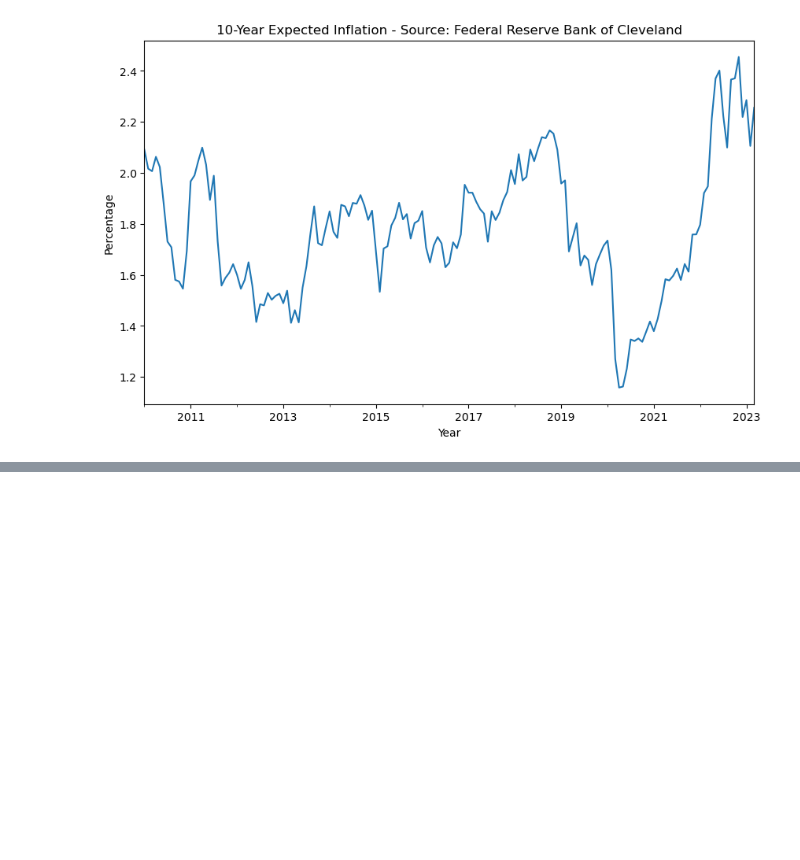
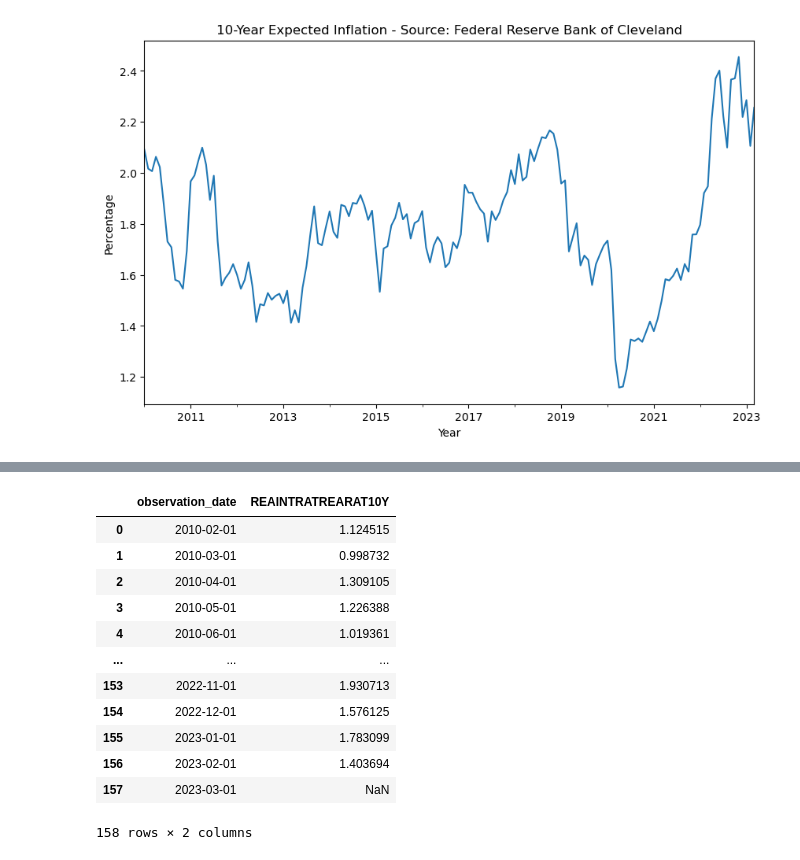
Before and after one commit to aumekubo2/SHAAL, a Jupyter notebook: Andreia/Project1_AU/Untitled.ipynb, the cells around one changed output, grey strips where cells are left out. Drawn from its saved outputs; the diff is of its cells as text; code cells hidden in the pictures; blank space fills up the shorter version.

```diff
--- a/Andreia/Project1_AU/Untitled.ipynb
+++ b/Andreia/Project1_AU/Untitled.ipynb
@@ -603,0 +581,19 @@ Index(['observation_date', 'EXPINF10YR'], dtype='object')
+# %%
+#https://https://alfred.stlouisfed.org/series?seid=REAINTRATREARAT10Y
+# Read the Excel file into a Pandas DataFrame
+real_interest_df = pd.read_excel("10yrs_real_interest_rate_alfredgraph.xlsx", skiprows=10, header=1)
+real_interest_df
+# %% [output]
+|  | observation_date | REAINTRATREARAT10Y |
+| 0 | 2010-02-01 | 1.124515 |
+| 1 | 2010-03-01 | 0.998732 |
+| 2 | 2010-04-01 | 1.309105 |
+| 3 | 2010-05-01 | 1.226388 |
+| 4 | 2010-06-01 | 1.019361 |
+| ... | ... | ... |
+| 153 | 2022-11-01 | 1.930713 |
+| 154 | 2022-12-01 | 1.576125 |
+| 155 | 2023-01-01 | 1.783099 |
+| 156 | 2023-02-01 | 1.403694 |
+| 157 | 2023-03-01 | NaN |
+158 rows × 2 columns
```
Also changed, not shown: parts of 14 cells of this notebook, 7 other files.
